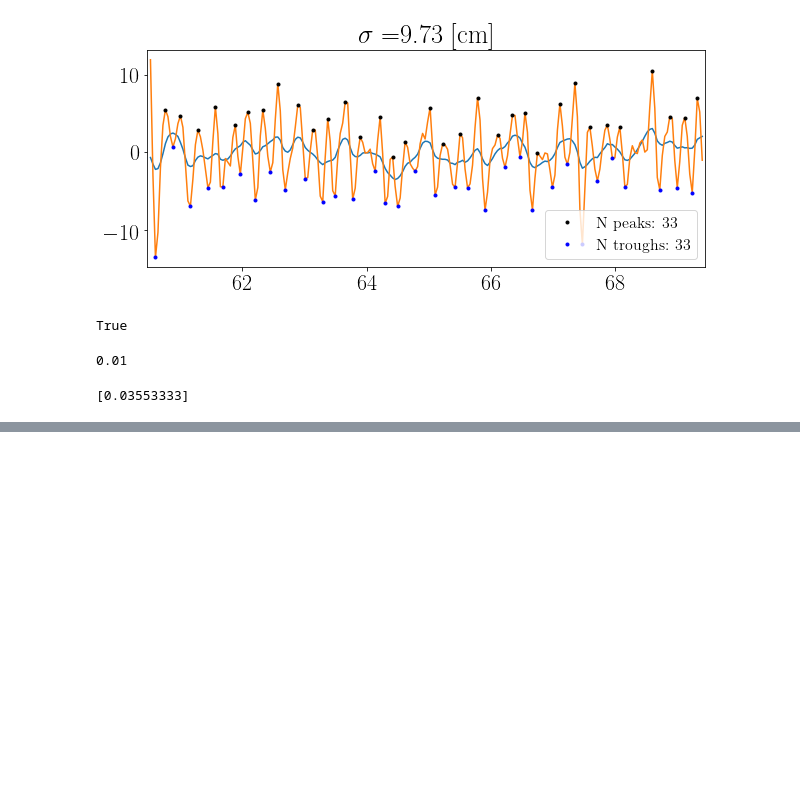
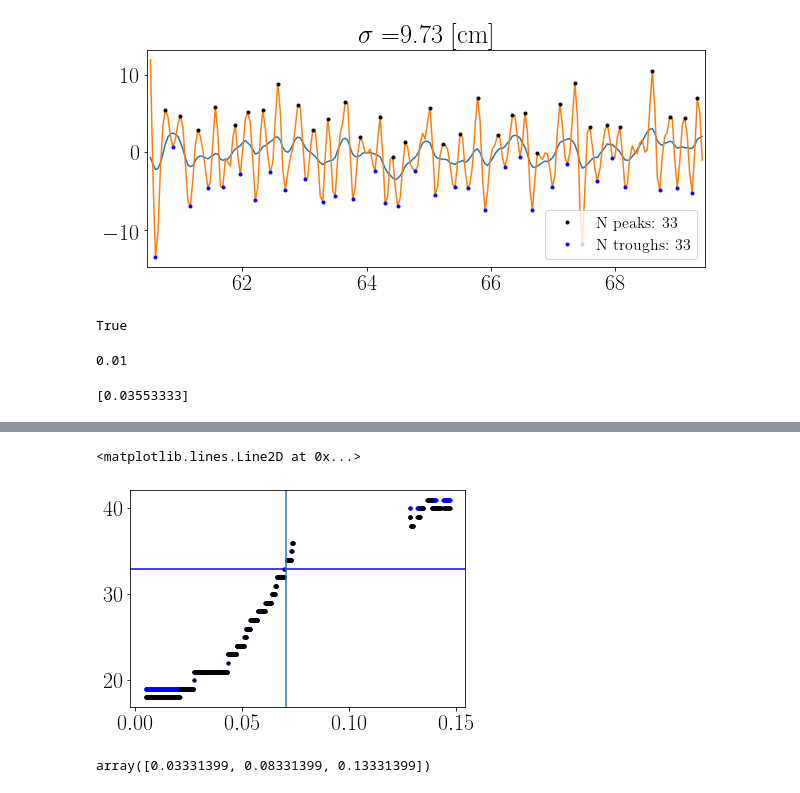
Before and after one commit to TheaQG/AWI_Bcores_Analysis, a Jupyter notebook: Constraints.ipynb, the cells around one changed output, grey strips where cells are left out. Saved outputs shown, nothing was run; the diff lists cells and outputs as text; code cells hidden in the pictures; blank space fills up the shorter version.

```diff
--- a/Constraints.ipynb
+++ b/Constraints.ipynb
@@ -403,0 +605,44 @@ array([  3,  16,  30,  42,  55,  69,  82,  99, 121, 135, 153, 173, 191,
+# %%
+diffLens = np.linspace(0.005,0.15,1001)
+# %%
+patterns = np.zeros(len(diffLens))
+N_Ts = np.zeros(len(diffLens))
+N_Ps = np.zeros(len(diffLens))
+
+
+for i in range(len(diffLens)):
+    #print('\n\n###############')
+    if i%10 == 0:
+        print(str(i) + f'/{len(diffLens)}')
+    diffLen0 = diffLens[i]#min(min(sigma_rangeHL), sigma_FitEst) - 0.02 + 0.03
+    #print(f'Min sigma analyt: {min(sigma_rangeHL)*100:.2f}')
+    #print(f'Starting sigma: {diffLen0*100:.2f} [cm]')
+
+    transType_in = 'DCT'
+
+    depth0, dataD0 = decon_inst.deconvolve(diffLen0)
+
+
+
+    dist = np.floor(pALT*(2/4))
+    min_peakDist = dist
+    promT = np.std(dataD0)*2/4
+    promP = np.std(dataD0)*2/4
+
+    pattern, start, end, Ps, Ts = find_constrainedPeaks(dataD0, min_peakDist, promP)
+
+    #print('\nRight pattern?: ' + str(pattern))
+    #print('\nN peaks: ' + str(len(Ps)))
+    #print('N troughs: ' + str(len(Ts)))
+
+    patterns[i] = pattern
+    N_Ps[i] = len(Ps)
+    N_Ts[i] = len(Ts)
+# %%
+plt.plot(diffLens[patterns>0],N_Ts[patterns>0],'.',c='b')
+plt.plot(diffLens[patterns>0],N_Ps[patterns>0],'.',c='k')
+plt.axhline(33, c='b')
+plt.axvline(diffLen0_in)
+# %% [output]
+<matplotlib.lines.Line2D at 0x...>
+[figure, added]
@@ -403,0 +655,4 @@ array([  3,  16,  30,  42,  55,  69,  82,  99, 121, 135, 153, 173, 191,
+# %%
+diffLen1
+# %% [output]
+array([0.03331399, 0.08331399, 0.13331399])
```
Also changed, not shown: parts of 25 cells of this notebook.
